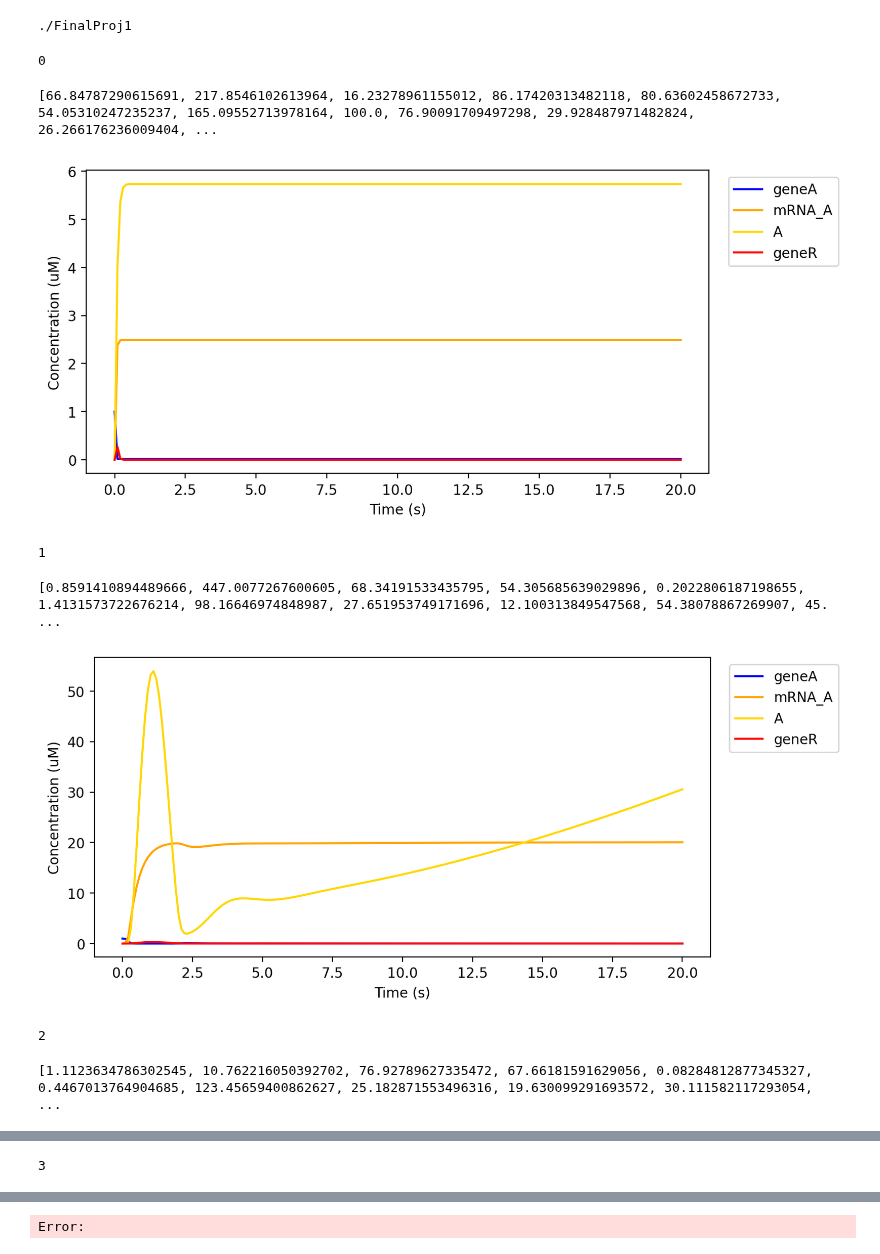
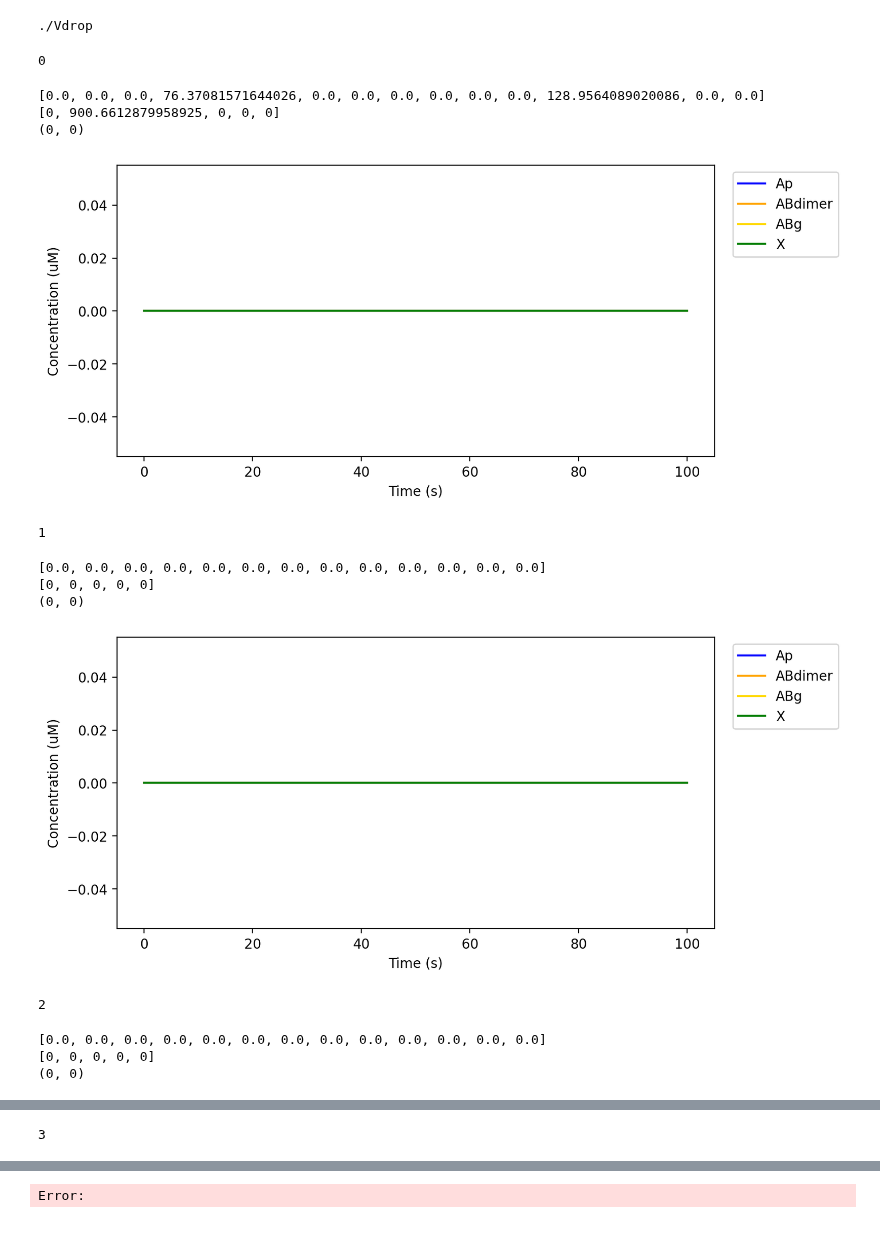
Before and after one commit to jonathanfischer97/Modeling-the-Living-Cell, a Jupyter notebook: FinalProject/FinalProject_python.ipynb, the cells around one changed output, grey strips where cells are left out. Saved outputs shown, nothing was run; the diff lists cells and outputs as text; code cells hidden in the pictures.

```diff
--- a/FinalProject/FinalProject_python.ipynb
+++ b/FinalProject/FinalProject_python.ipynb
@@ -1125,16 +1141,30 @@ initdict
+# %%
+
+# Define dict of string names and initial copy numbers for the species of the model: [Ap(t), B(t), ABdimer(t), ABg(t), X(t), K(t), Kseq(t), A(t), KA(t), P(t), PAp(t), Xseq(t)]
+initdict = {"Ap": 0, "B": 100, "ABdimer": 0, "ABg": 0, "X": 1, "K": 10, "Kseq": 0, "A": 100, "KA": 0, "P": 10, "PAp": 0, "Xseq": 0}
+
+
+initvals = np.array(list(initdict.values()))
+# initvals = np.append(initvals, 0) #add the initial value for Vdrop
 # %%
-filename =  os.path.join(".", "FinalProj1")
+filename =  os.path.join(".", "Vdrop")
 print(filename)
-model = Oscillator(param_values, np.array([k for k in param_values.keys()]), np.array([1,0,0,0,1,0,0,0,0]), mode=1)  #[0,3,0.2,0.3,0,0.9,0,0,0,0,0,0]
-solver = Solver(model, name = 'FinalProj1')
+model = Oscillator(param_values, np.array([k for k in param_values.keys()]), initvals, mode=1)
+solver = Solver(model, name = 'Vdrop')
 solver.run(filename)
 # %% [output]
-./FinalProj1
+./Vdrop
 0
-[66.84787290615691, 217.8546102613964, 16.23278961155012, 86.17420313482118, 80.63602458672733, 54.05310247235237, 165.09552713978164, 100.0, 76.90091709497298, 29.928487971482824, 26.266176236009404, ...
+[0.0, 0.0, 0.0, 76.37081571644026, 0.0, 0.0, 0.0, 0.0, 0.0, 0.0, 128.9564089020086, 0.0, 0.0]
+[0, 900.6612879958925, 0, 0, 0]
+(0, 0)
-[figure, old version]
+[figure, new version]
 1
-[0.8591410894489666, 447.0077267600605, 68.34191533435795, 54.305685639029896, 0.2022806187198655, 1.4131573722676214, 98.16646974848987, 27.651953749171696, 12.100313849547568, 54.38078867269907, 45. ...
+[0.0, 0.0, 0.0, 0.0, 0.0, 0.0, 0.0, 0.0, 0.0, 0.0, 0.0, 0.0, 0.0]
+[0, 0, 0, 0, 0]
+(0, 0)
-[figure, old version]
+[figure, new version]
 2
-[1.1123634786302545, 10.762216050392702, 76.92789627335472, 67.66181591629056, 0.08284812877345327, 0.4467013764904685, 123.45659400862627, 25.182871553496316, 19.630099291693572, 30.111582117293054,  ...
+[0.0, 0.0, 0.0, 0.0, 0.0, 0.0, 0.0, 0.0, 0.0, 0.0, 0.0, 0.0, 0.0]
+[0, 0, 0, 0, 0]
+(0, 0)
```
Also changed, not shown: parts of 9 cells of this notebook, 2 other files.
